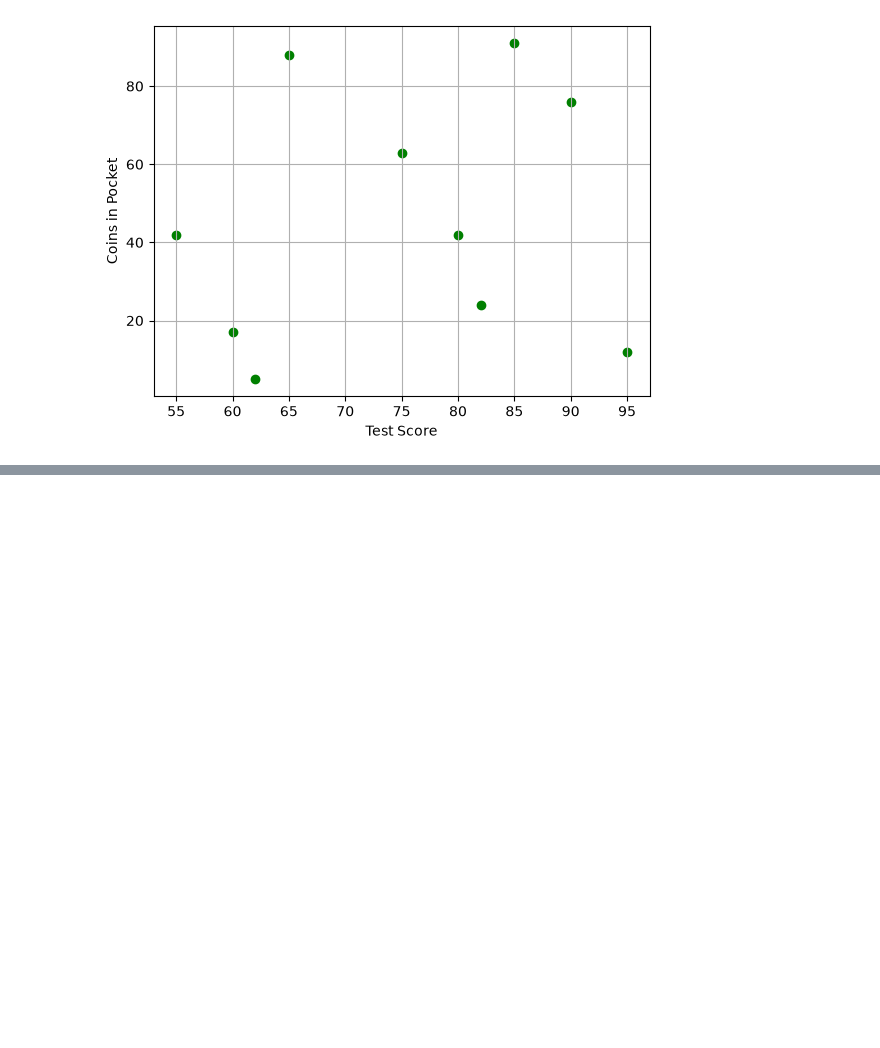
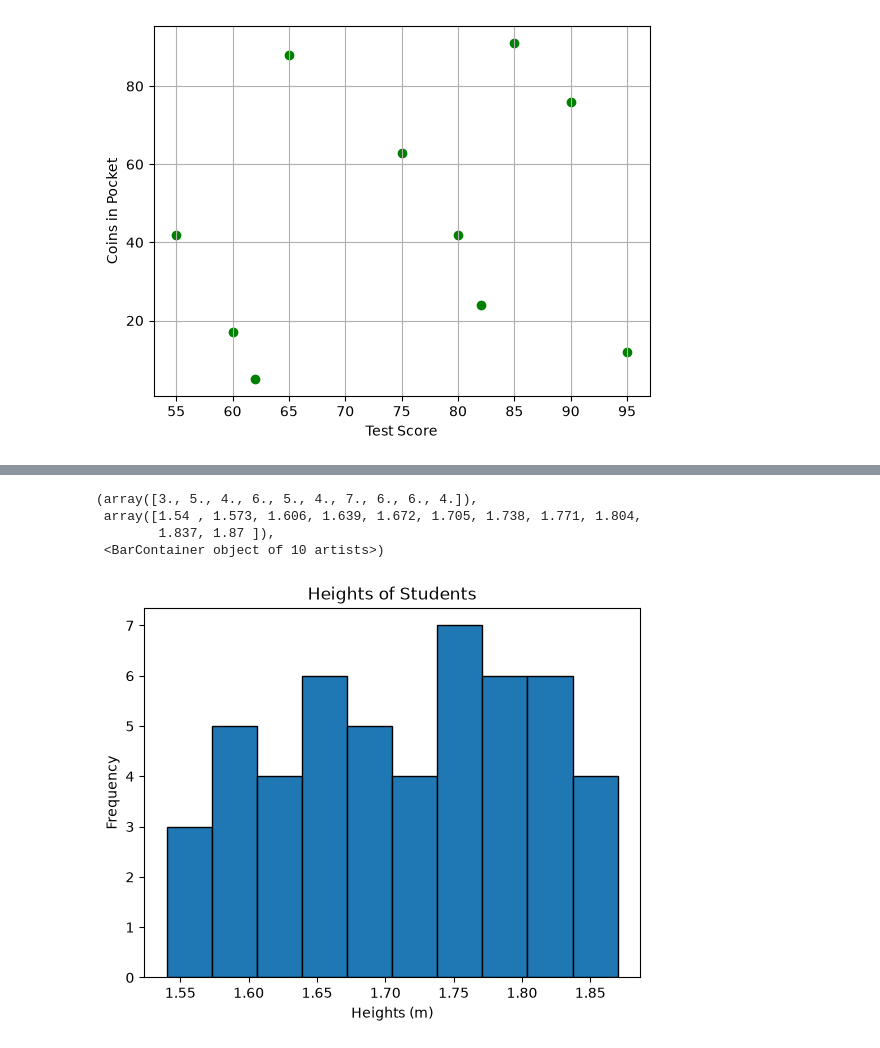
Before and after one commit to israel-oye/Python-Class-Batches, a Jupyter notebook: App-Based-Python/Batch-14A/Data Visualization/main.ipynb, the cells around one changed output, grey strips where cells are left out. Drawn from its saved outputs; the diff is of its cells as text; code cells hidden in the pictures; blank space fills up the shorter version.

```diff
--- a/App-Based-Python/Batch-14A/Data Visualization/main.ipynb
+++ b/App-Based-Python/Batch-14A/Data Visualization/main.ipynb
@@ -172,0 +187,17 @@ plt.hist(df['Errors_Made'], bins=10)
+# %%
+import pandas as pd
+
+df = pd.read_csv("fitness_activity_update.csv")
+
+heights = df['Height_m']
+
+plt.xlabel("Heights (m)")
+plt.ylabel('Frequency')
+plt.title("Heights of Students")
+plt.hist(heights, bins=10, edgecolor='black')
+# %% [output]
+(array([3., 5., 4., 6., 5., 4., 7., 6., 6., 4.]),
+ array([1.54 , 1.573, 1.606, 1.639, 1.672, 1.705, 1.738, 1.771, 1.804,
+        1.837, 1.87 ]),
+ <BarContainer object of 10 artists>)
+[figure, added]
```
Also changed, not shown: parts of 3 cells of this notebook.
